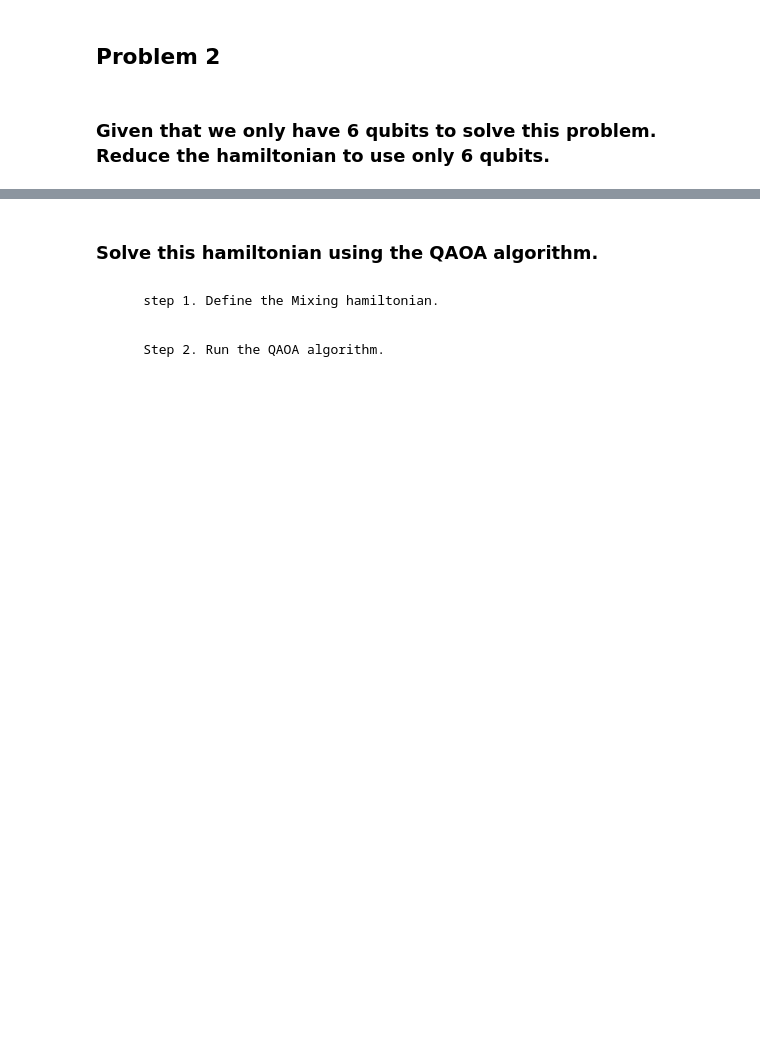
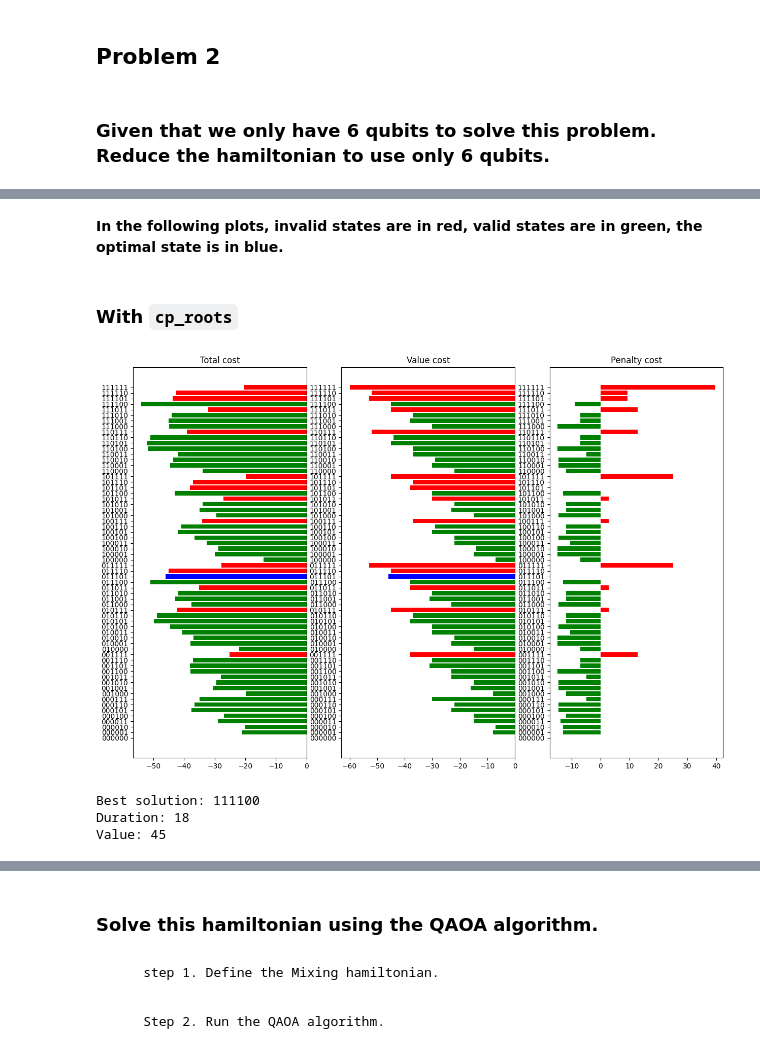
Before and after one commit to Piwakk/-F-PA-M-ETH-Hackathon, a Jupyter notebook: challenge_description/problem.ipynb, the cells around one changed output, grey strips where cells are left out. Drawn from its saved outputs; the diff is of its cells as text; code cells hidden in the pictures; blank space fills up the shorter version.

```diff
--- a/challenge_description/problem.ipynb
+++ b/challenge_description/problem.ipynb
@@ -188,8 +182,10 @@ def build_cost_hamiltonian(values: list[int], duration: list[int], max_duration:
 ### Compute the number fo qubits required to execute the cost hamiltonian
 # %%
 # define the number of qubits:
+import math
 
-nqubits= len(values) + math.floor(math.log(max_duration)) + 1
+M = math.floor(math.log(max_duration))
+nqubits= len(values) + M + 1
 # %% [markdown]
 ### Diagonalize the cost hamiltonian and examen its eigenvalues and eigenvectors.
 - Show that the ground state eigenvector does actually correspond to the ground state energy of the problem. (Note: the ground state could be degenerate)
@@ -226,0 +360,30 @@ nqubits = 6
+# %%
+import matplotlib.pyplot as plt
+
+
+def plot_eigs(eigs):
+    best = '011101'
+    state_is_valid = {
+        eigenstate: sum(
+            int(x) * duration
+            for x, duration in zip(eigenstate, duration)
+        ) < max_duration
+        for eigenstate in eigs
+    }
+
+    fig, ax = plt.subplots(
+        figsize=(15, 10),
+        ncols=3,
+    )
+
+    for eigenstate, eigenvals in eigs.items():
+        color = "blue" if eigenstate == best else "green" if state_is_valid[eigenstate] else "red"
+        ax[0].barh(eigenstate, eigenvals['c'], color=color)
+        ax[1].barh(eigenstate, eigenvals['cv'], color=color)
+        ax[2].barh(eigenstate, eigenvals['cp'], color=color)
+
+    ax[0].set_title('Total cost')
+    ax[1].set_title('Value cost')
+    ax[2].set_title('Penalty cost')
+
+plt.show()
@@ -226,0 +404,14 @@ nqubits = 6
+# %% [markdown]
+**In the following plots, invalid states are in red, valid states are in green, the optimal state is in blue.**
+# %% [markdown]
+### With `cp_roots`
+# %%
+plot_eigs(cp_roots_eigs)
+# %% [output]
+[figure, added]
+# %%
+print_summary(cp_roots_eigs)
+# %% [output]
+Best solution: 111100
+Duration: 18
+Value: 45
```
Also changed, not shown: parts of 18 cells of this notebook.
